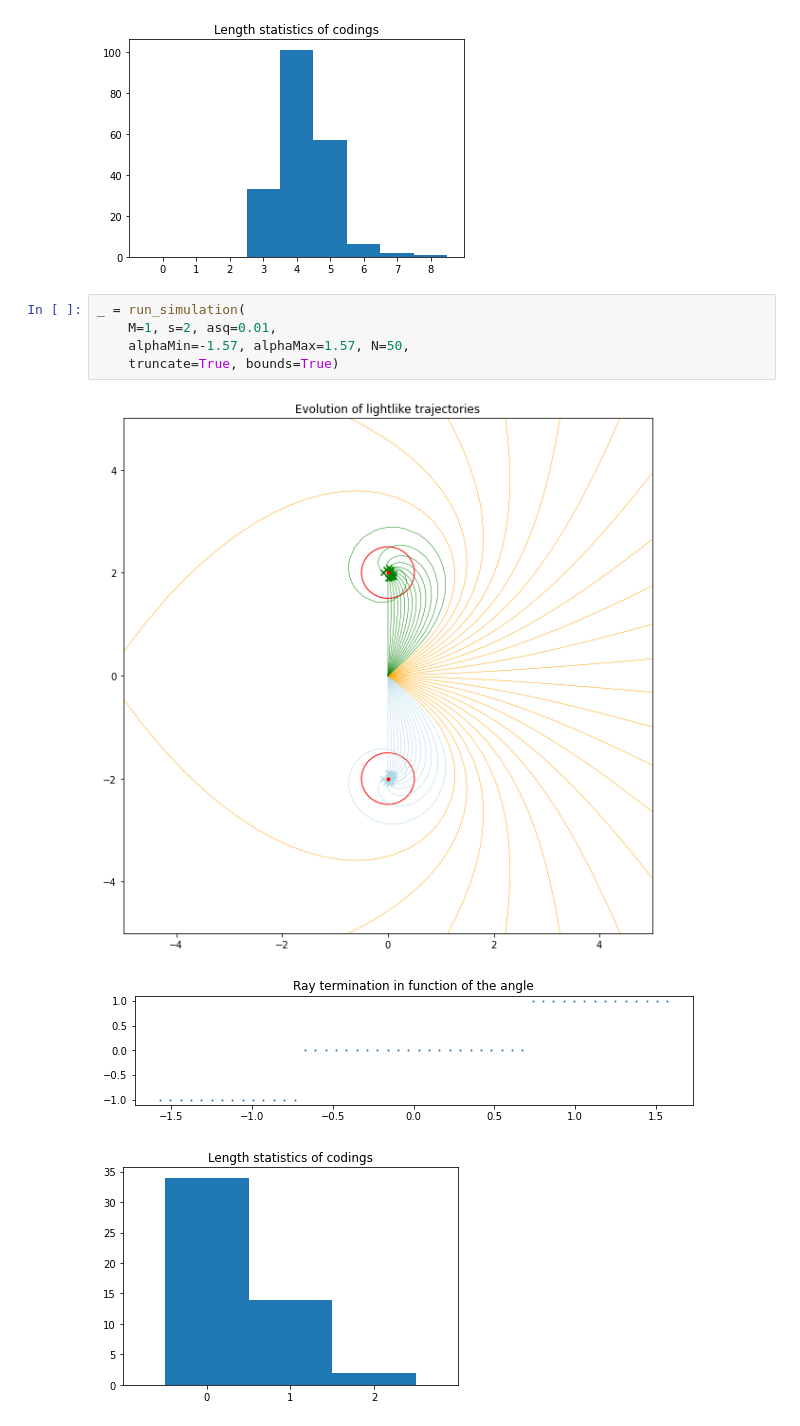
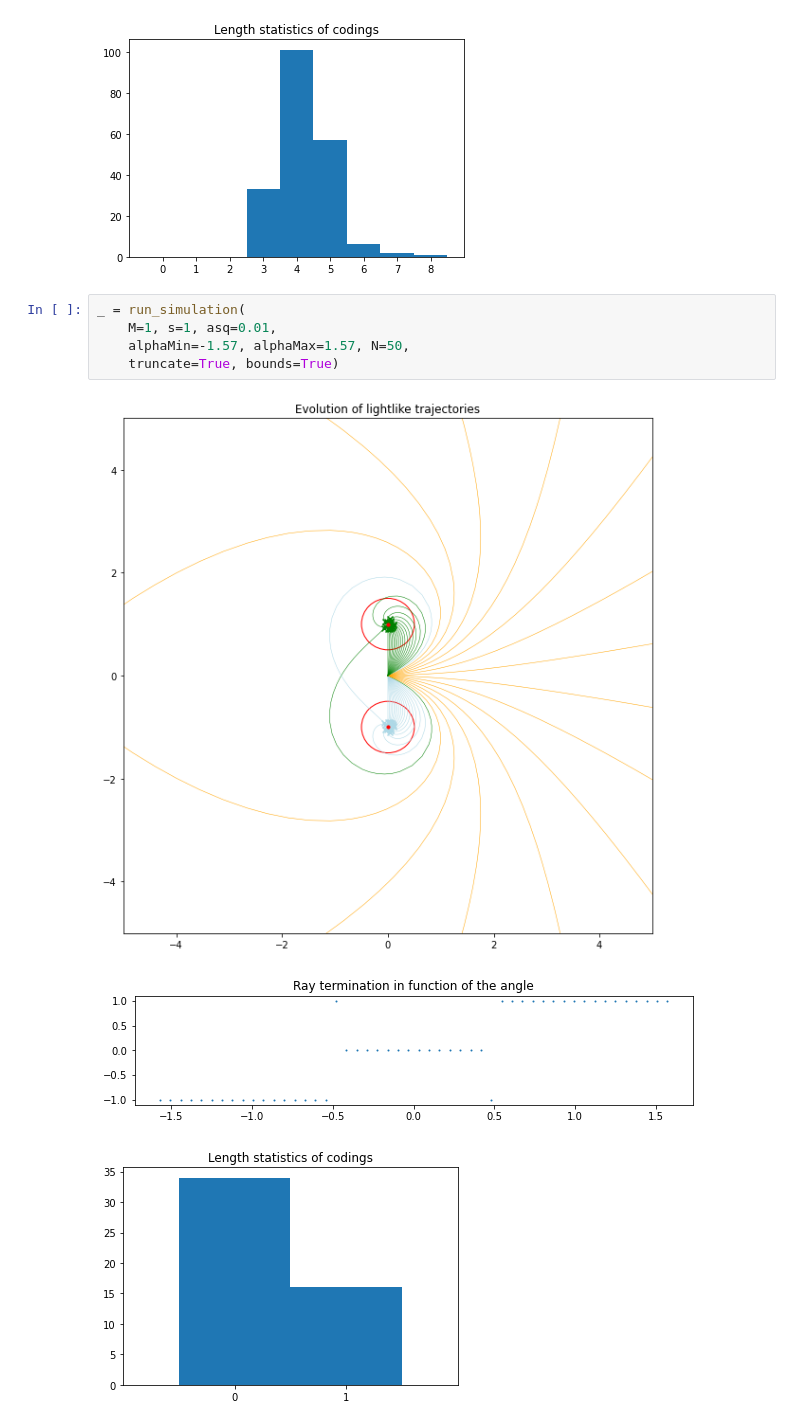
Before and after one commit to mseri/blackholes, a Jupyter notebook: BlackHoles.ipynb, the cells around one changed output. Drawn from its saved outputs; the diff is of its cells as text.

```diff
--- a/BlackHoles.ipynb
+++ b/BlackHoles.ipynb
@@ -191,12 +191,12 @@ _ = run_simulation(M=1., s=1., asq=0.,
 [figure]
 # %%
 _ = run_simulation(
-    M=1, s=2, asq=0.01,
+    M=1, s=1, asq=0.01,
     alphaMin=-1.57, alphaMax=1.57, N=50,
     truncate=True, bounds=True)
 # %% [output]
-[figure, old version]
+[figure, new version]
-[figure, old version]
+[figure, new version]
-[figure, old version]
+[figure, new version]
 # %%
 _ = run_simulation(
```
Also changed, not shown: parts of 2 cells of this notebook.
